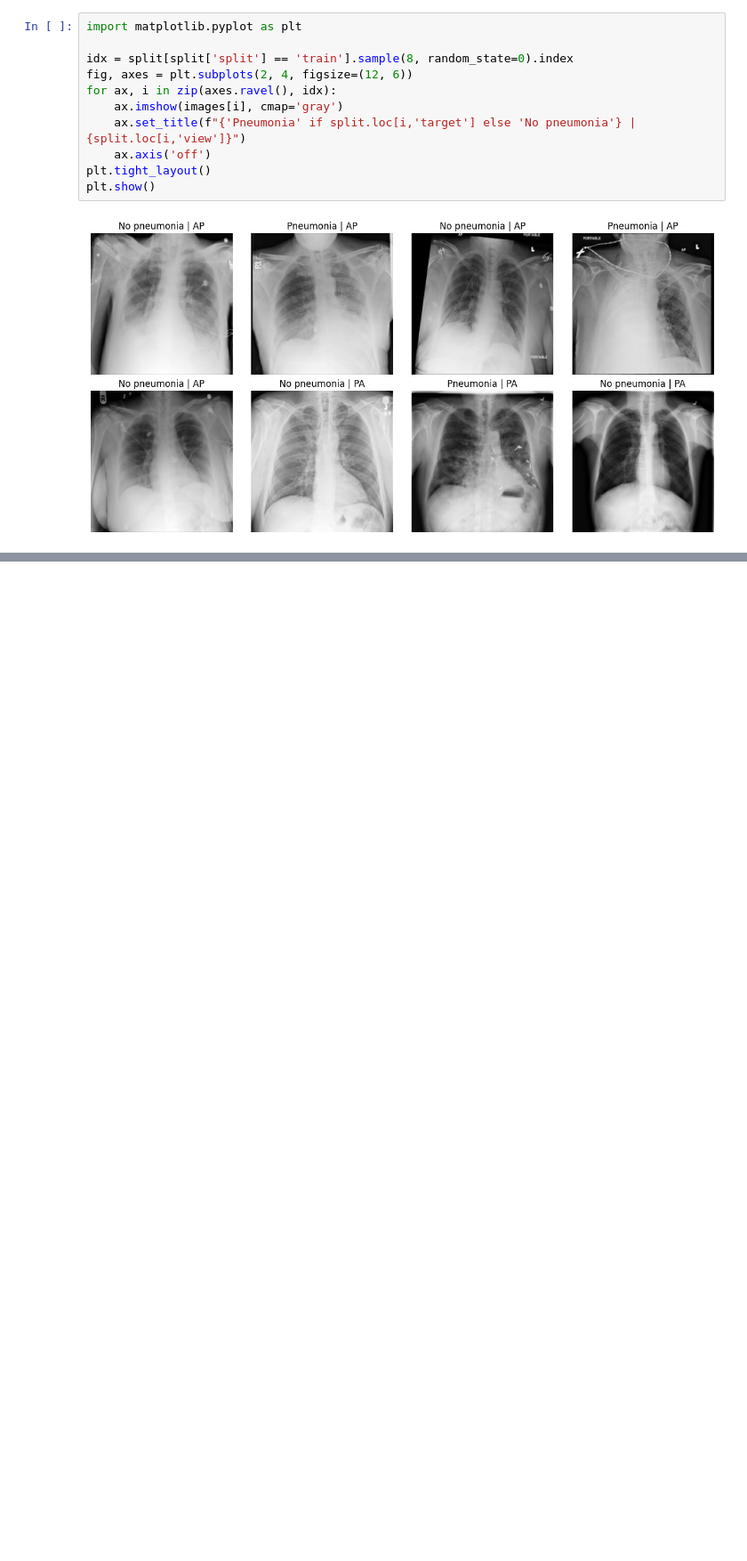
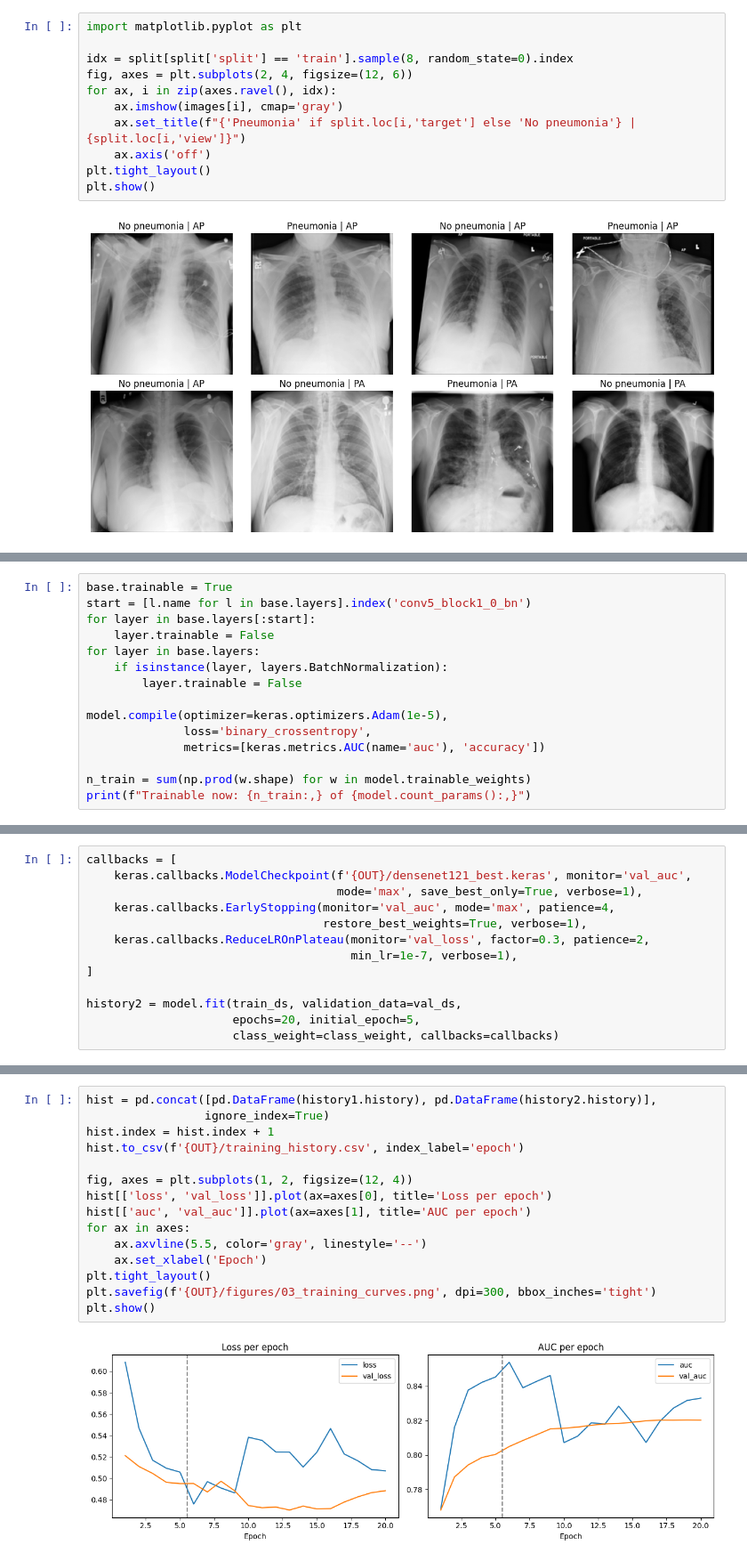
Before and after one commit to yasminasouki/DataAnalysis, a Jupyter notebook: 03_supervised.ipynb, the cells around one changed output, grey strips where cells are left out. Shown at 89% size. Cells and saved outputs as stored; diff of their text form; blank space fills up the shorter version.

Commit message:
Notebook 03: baseline + DenseNet121, test results

```diff
--- a/03_supervised.ipynb
+++ b/03_supervised.ipynb
@@ -73,0 +197,15 @@ plt.show()
+# %%
+base.trainable = True
+start = [l.name for l in base.layers].index('conv5_block1_0_bn')
+for layer in base.layers[:start]:
+    layer.trainable = False
+for layer in base.layers:
+    if isinstance(layer, layers.BatchNormalization):
+        layer.trainable = False
+
+model.compile(optimizer=keras.optimizers.Adam(1e-5),
+              loss='binary_crossentropy',
+              metrics=[keras.metrics.AUC(name='auc'), 'accuracy'])
+
+n_train = sum(np.prod(w.shape) for w in model.trainable_weights)
+print(f"Trainable now: {n_train:,} of {model.count_params():,}")
@@ -73,0 +214,13 @@ plt.show()
+# %%
+callbacks = [
+    keras.callbacks.ModelCheckpoint(f'{OUT}/densenet121_best.keras', monitor='val_auc',
+                                    mode='max', save_best_only=True, verbose=1),
+    keras.callbacks.EarlyStopping(monitor='val_auc', mode='max', patience=4,
+                                  restore_best_weights=True, verbose=1),
+    keras.callbacks.ReduceLROnPlateau(monitor='val_loss', factor=0.3, patience=2,
+                                      min_lr=1e-7, verbose=1),
+]
+
+history2 = model.fit(train_ds, validation_data=val_ds,
+                     epochs=20, initial_epoch=5,
+                     class_weight=class_weight, callbacks=callbacks)
@@ -73,0 +245,17 @@ plt.show()
+# %%
+hist = pd.concat([pd.DataFrame(history1.history), pd.DataFrame(history2.history)],
+                 ignore_index=True)
+hist.index = hist.index + 1
+hist.to_csv(f'{OUT}/training_history.csv', index_label='epoch')
+
+fig, axes = plt.subplots(1, 2, figsize=(12, 4))
+hist[['loss', 'val_loss']].plot(ax=axes[0], title='Loss per epoch')
+hist[['auc', 'val_auc']].plot(ax=axes[1], title='AUC per epoch')
+for ax in axes:
+    ax.axvline(5.5, color='gray', linestyle='--')
+    ax.set_xlabel('Epoch')
+plt.tight_layout()
+plt.savefig(f'{OUT}/figures/03_training_curves.png', dpi=300, bbox_inches='tight')
+plt.show()
+# %% [output]
+[figure, added]
```
Also changed, not shown: parts of 11 cells of this notebook.
